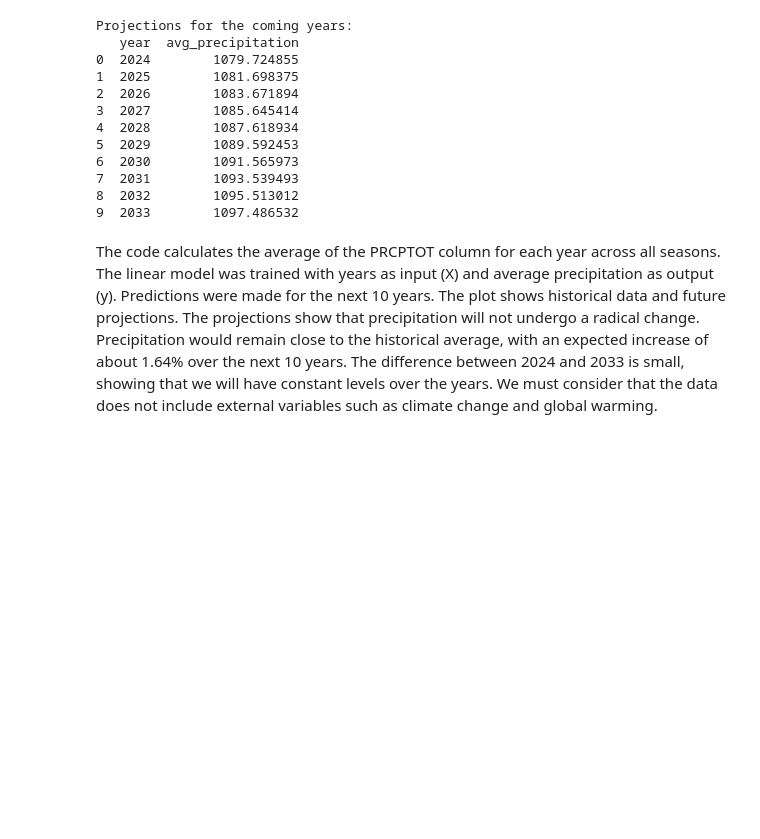
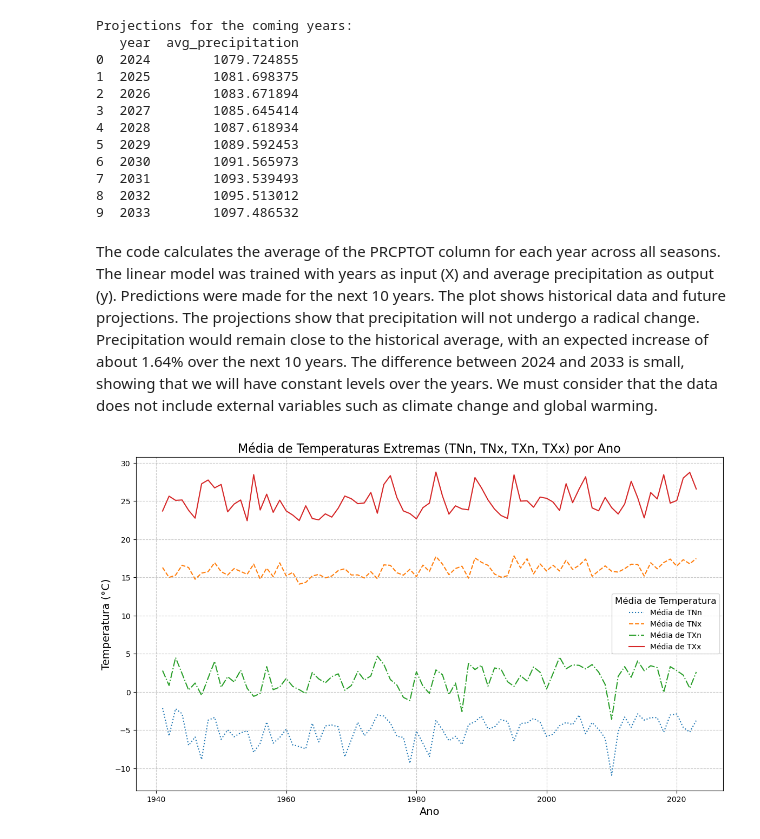
Before and after one commit to GabrielaDomiciano/PFDA_project, a Jupyter notebook: ireland_weather.ipynb, the cells around one changed output. Drawn from its saved outputs; the diff is of its cells as text; code cells hidden in the pictures; blank space fills up the shorter version.

Commit message:
Plot the Temperature for each year

```diff
--- a/ireland_weather.ipynb
+++ b/ireland_weather.ipynb
@@ -443,31 +443,32 @@ Projections for the coming years:
 The code calculates the average of the PRCPTOT column for each year across all seasons. The linear model was trained with years as input (X) and average precipitation as output (y). Predictions were made for the next 10 years. The plot shows historical data and future projections. The projections show that precipitation will not undergo a radical change. Precipitation would remain close to the historical average, with an expected increase of about 1.64% over the next 10 years. The difference between 2024 and 2033 is small, showing that we will have constant levels over the years. We must consider that the data does not include external variables such as climate change and global warming.
 # %%
 
-# Carregar os dados
-data = pd.read_csv("seu_arquivo.csv")
+
 
 # Filtrar as colunas relevantes para o gráfico
 columns_of_interest = ['year', 'TNn', 'TNx', 'TXn', 'TXx']
-temperature_data = data[columns_of_interest]
+temperature_data = allyear_df[columns_of_interest]
 
 # Calcular a média das temperaturas para cada ano
 mean_temperature_data = temperature_data.groupby('year').mean()
 
 # Configurar o gráfico
 plt.figure(figsize=(14, 8))
 
 # Plotar as séries de temperatura média
 plt.plot(mean_temperature_data.index, mean_temperature_data['TNn'], label='Média de TNn', linestyle='dotted')
 plt.plot(mean_temperature_data.index, mean_temperature_data['TNx'], label='Média de TNx', linestyle='dashed')
 plt.plot(mean_temperature_data.index, mean_temperature_data['TXn'], label='Média de TXn', linestyle='dashdot')
 plt.plot(mean_temperature_data.index, mean_temperature_data['TXx'], label='Média de TXx', linestyle='solid')
 
 # Configurações do gráfico
 plt.title("Média de Temperaturas Extremas (TNn, TNx, TXn, TXx) por Ano", fontsize=16)
 plt.xlabel("Ano", fontsize=14)
 plt.ylabel("Temperatura (°C)", fontsize=14)
 plt.legend(title="Média de Temperatura", fontsize=10, title_fontsize=12)
 plt.grid(visible=True, linestyle='--', alpha=0.7)
 
 # Exibir o gráfico
 plt.show()
+# %% [output]
+[figure, added]
```
